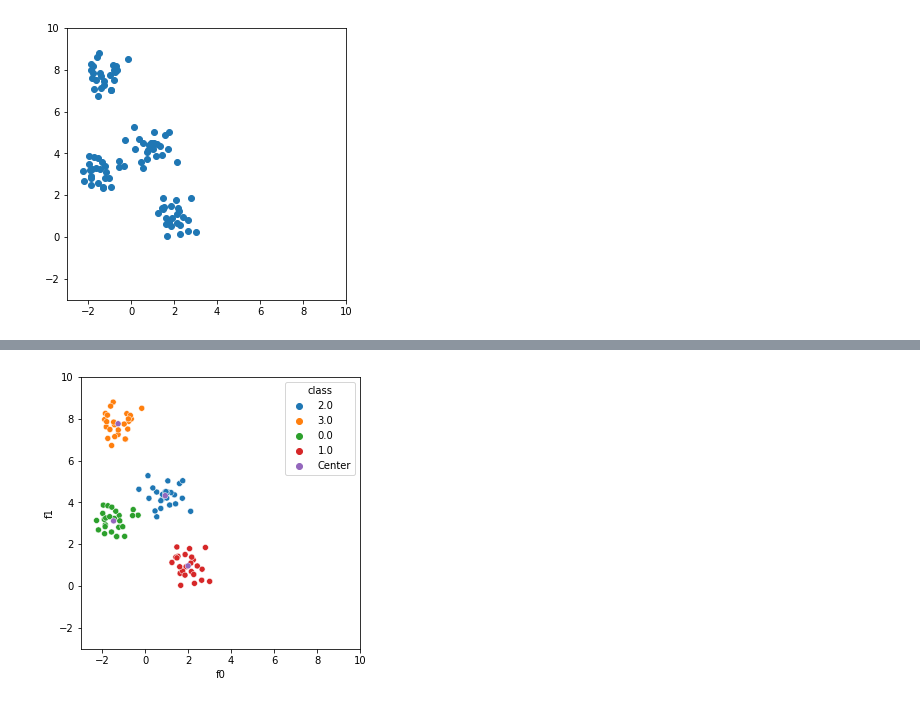
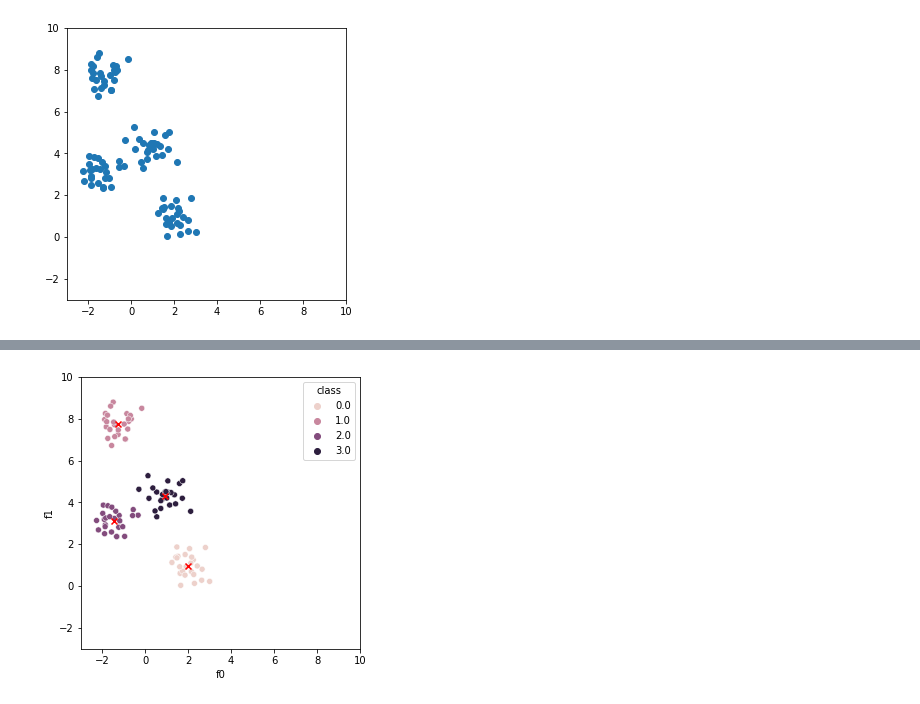
Before and after one commit to yutoJ/ml-learning, a Jupyter notebook: scratch_k-means.ipynb, the cells around one changed output, grey strips where cells are left out. Drawn from its saved outputs; the diff is of its cells as text; code cells hidden in the pictures.

```diff
--- a/scratch_k-means.ipynb
+++ b/scratch_k-means.ipynb
@@ -7,6 +7,7 @@ import warnings
 from IPython.display import Image
 warnings.filterwarnings('ignore')
 # %%
+# 問題1,2,3,4,5,6
 class ScratchKMeans():
     """
     K-meansのスクラッチ実装
@@ -47,9 +48,9 @@ class ScratchKMeans():
             self.centers = X[np.random.choice(len(X),size=self.n_clusters, replace=False)]
             X_with_cluster = np.concatenate([X, init_cluster_column], 1)
             for i in range(self.max_iter):
-                self._calc_sse(X_with_cluster)
                 self._update_clusters(X_with_cluster)
                 self._update_centers(X_with_cluster)
+                self._calc_sse(X_with_cluster)
                 if self.verbose:
                     #verboseをTrueにした際は学習過程を出力
                     print("{}回初期値を変更, {}回目: SSE: {}".format(n_init_iter, i, self.best_sse))
@@ -95,10 +96,13 @@ class ScratchKMeans():
         """
         pred_y = np.zeros(X.shape[0]).reshape(X.shape[0], 1)
         for X_index, X_value in enumerate(X):
+#             print("X_index: {},X_value: {} ".format(X_index, X_value))
             _nearest_value = 9999999
-            for center_label, center in enumerate(self.centers):
+            for center_label, center in enumerate(self.best_centers):
+#                 print("checking... : center_label: {}".format(center_label))
                 _distance = self._calc_distance(X_value, center)
                 if _nearest_value > _distance:
+#                     print("_distance: {}, center_label: {}, center: {}".format(_distance, center_label, center))
                     _nearest_value = _distance
                     pred_y[X_index] = center_label
 
@@ -107,12 +111,13 @@ class ScratchKMeans():
 def display_plot(X, model):
     pred_y = model.predict(X)
     pred_df = pd.DataFrame({'f0': X[:,0], 'f1': X[:,1], 'class': pred_y.T[0]})
-    center_df = pd.DataFrame({'f0': km.best_centers[:,0], 'f1': km.best_centers[:,1], 'class': ["Center"] * len(km.best_centers)})
-    df = pd.concat([pred_df, center_df])
+    df = pd.DataFrame({'f0': X[:,0], 'f1': X[:,1], 'class': pred_y.T[0]})
     plt.figure(figsize=(5, 5))
     plt.xlim(-3,10)
     plt.ylim(-3,10)
+
     sns.scatterplot(x='f0', y='f1', hue='class', data=df)
+    plt.scatter(km.best_centers[:,0], km.best_centers[:,1], marker="x", c="red")
 # %%
 from sklearn.datasets import make_blobs
 X, _ = make_blobs(n_samples=100, n_features=2, centers=4, cluster_std=0.5, shuffle=True, random_state=0)
@@ -123,3 +128,8 @@ plt.scatter(X[:,0], X[:,1], label="data")
 # %% [output]
 <matplotlib.collections.PathCollection at 0x...>
 [figure]
+# %%
+# 問題7 cluster 2
+km = ScratchKMeans(2, 1, 5, 0, verbose=True)
+km.fit(X)
+display_plot(X, km)
@@ -126,6 +143,7 @@ plt.scatter(X[:,0], X[:,1], label="data")
 # %%
-km = ScratchKMeans(4, 10, 100, 0, verbose=False)
+# 問題7 cluster 4
+km = ScratchKMeans(4, 100, 10, 0, verbose=False)
 km.fit(X)
 display_plot(X, km)
 # %% [output]
-[figure, old version]
+[figure, new version]
```
Also changed, not shown: parts of 67 cells of this notebook.
